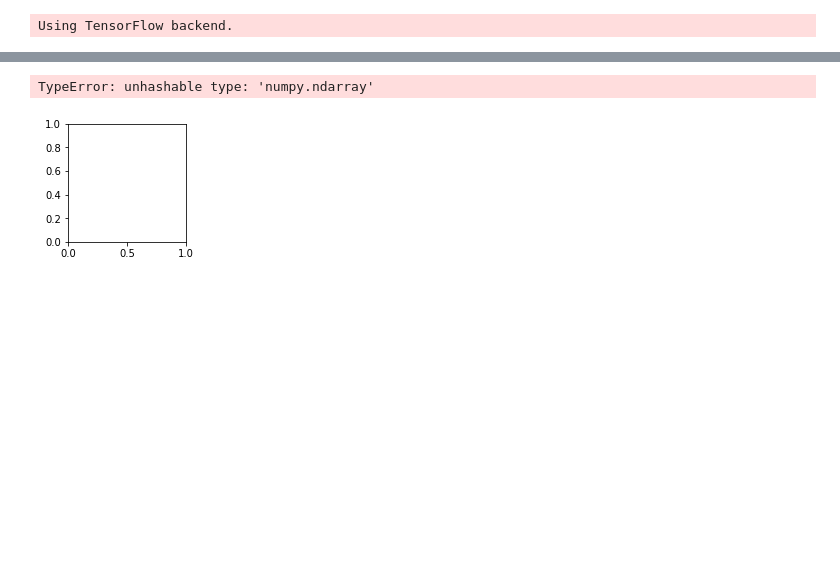
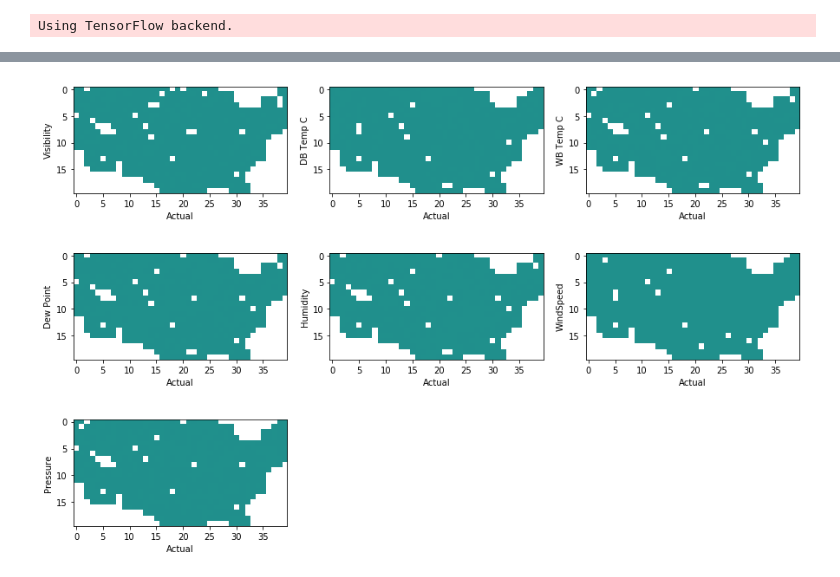
Before and after one commit to nmelone/Weather-Project, a Jupyter notebook: Project Final/Evaluation/Evalutation.ipynb, the cells around one changed output, grey strips where cells are left out. Cells and saved outputs as stored; diff of their text form; code cells hidden in the pictures; blank space fills up the shorter version.

```diff
--- a/Project Final/Evaluation/Evalutation.ipynb
+++ b/Project Final/Evaluation/Evalutation.ipynb
@@ -120,24 +139,24 @@ for i in range(7):
 # %%
-# Plot some predictions
+# Plot full length series of images
 aspect_ratio = float(X_hat.shape[3]) / X_hat.shape[2]
-plt.figure(figsize = (nt, 7*2*aspect_ratio))
-gs = gridspec.GridSpec(2*7, nt)
-gs.update(wspace=0., hspace=0.2)
+plt.figure(figsize = (7*2*aspect_ratio,nt))
+gs = gridspec.GridSpec(nt,2*7)
+gs.update(wspace=0.1, hspace=0.)
 plot_save_dir = os.path.join(RESULTS_SAVE_DIR, 'prediction_plots/')
 if not os.path.exists(plot_save_dir): os.mkdir(plot_save_dir)
 plot_idx = np.random.permutation(X_test.shape[0])[:n_plot]
 for i in tqdm(plot_idx):
     for t in range(nt):
         for c in range(7):
-            plt.subplot(gs[t + c*2*nt])
+            plt.subplot(gs[t*14 + c*2])
             plt.imshow(X_test[i,t,:,:,c], interpolation='none')
             plt.tick_params(axis='both', which='both', bottom='off', top='off', left='off', right='off', labelbottom='off', labelleft='off')
-            if t==0: plt.ylabel('Actual', fontsize=10)
+            if t==0: plt.xlabel('Actual', fontsize=10)
 
-            plt.subplot(gs[t + (c*2+1)*nt])
+            plt.subplot(gs[t*14 + (c*2+1)])
             plt.imshow(X_hat[i,t,:,:,c], interpolation='none')
             plt.tick_params(axis='both', which='both', bottom='off', top='off', left='off', right='off', labelbottom='off', labelleft='off')
-            if t==0: plt.ylabel('Predicted', fontsize=10)
+            if t==0: plt.xlabel('Predicted', fontsize=10)
 
     plt.savefig(plot_save_dir +  'plot_' + str(i) + '.png')
     plt.clf()
@@ -144,10 +173,0 @@ for i in tqdm(plot_idx):
-# %%
-fig=plt.figure(figsize=(15,10))
-columns = 3
-rows = 4
-for i in range(1,columns+rows +1):
-    fig.add_subplot(rows,columns,i)
-    plt.imshow(X_test[0,0,:,:,i-1],X_hat[0,0,:,:,i-1])
-# %% [output]
-TypeError: unhashable type: 'numpy.ndarray'
-[figure, removed]
@@ -155,0 +174,12 @@ X_hat[0][0][0][0][2]
+# %%
+#plot difference between actual and predicted images
+plt.figure(figsize=(15,10))
+grid = gridspec.GridSpec(3, 3)
+grid.update(wspace=0.2, hspace=0.2)
+for i in range(7):
+    plt.subplot(grid[i])
+    plt.imshow(X_test[0,23,:,:,i] - X_hat[0,23,:,:,i],vmin=-1.,vmax=1.)
+    plt.ylabel(y_labels[i])
+    plt.xlabel('Actual', fontsize=10)
+# %% [output]
+[figure, added]
```
Also changed, not shown: parts of 12 cells of this notebook, 3 other files.
